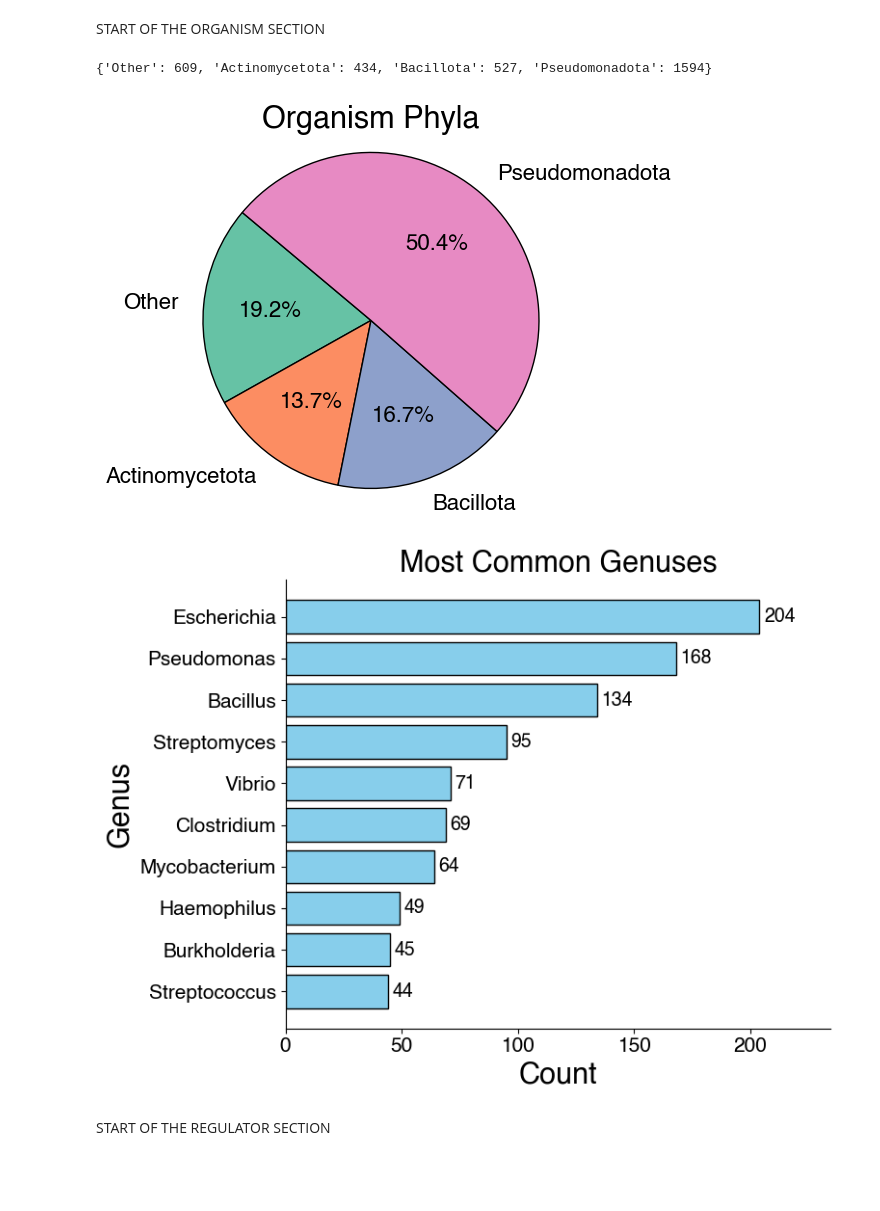
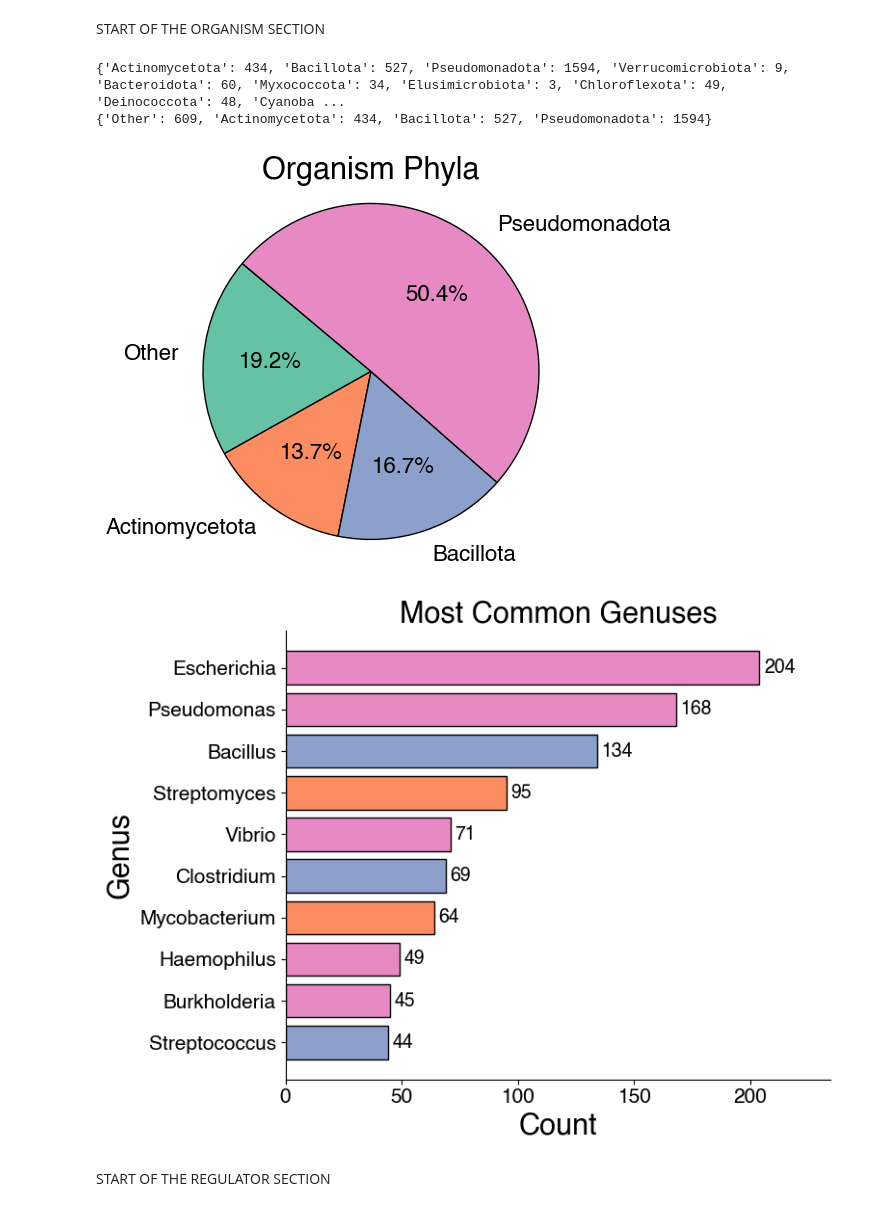
Before and after one commit to groov-bio/ligify-ui, a Jupyter notebook: scripts/analyze_DB.ipynb, the cells around one changed output. Cells and saved outputs as stored; diff of their text form; code cells hidden in the pictures; blank space fills up the shorter version.

```diff
--- a/scripts/analyze_DB.ipynb
+++ b/scripts/analyze_DB.ipynb
@@ -48,6 +48,8 @@ for i in data:
         phyla_dict[phyla] += 1
     else:
         phyla_dict[phyla] = 1
+
+print(phyla_dict)
 
 # group all minor phyla into an "other" category
 phyla_dict2 = {"Other": 0}
@@ -99,6 +101,7 @@ plt.savefig("../public/Content_Stats/Organism_Phyla.png", format="png", dpi=500)
 
 plt.show()
 # %% [output]
+{'Actinomycetota': 434, 'Bacillota': 527, 'Pseudomonadota': 1594, 'Verrucomicrobiota': 9, 'Bacteroidota': 60, 'Myxococcota': 34, 'Elusimicrobiota': 3, 'Chloroflexota': 49, 'Deinococcota': 48, 'Cyanoba ...
 {'Other': 609, 'Actinomycetota': 434, 'Bacillota': 527, 'Pseudomonadota': 1594}
 [figure]
 # %%
@@ -124,49 +127,74 @@ genus_dict10 = dict(genus_dict[0:10])
 names = list(genus_dict10.keys())
 values = list(genus_dict10.values())
 
+# Colors:
+colors = []
+Other = (0.4, 0.7607843137254902, 0.6470588235294118)
+Actinomycetota = (0.9882352941176471, 0.5529411764705883, 0.3843137254901961)
+Bacillota = (0.5529411764705883, 0.6274509803921569, 0.796078431372549)
+Pseudomonadota = (0.9058823529411765, 0.5411764705882353, 0.7647058823529411)
+
+sss = ['Escherichia', 'Pseudomonas', 'Bacillus', 'Streptomyces', 'Vibrio', 'Clostridium', 'Mycobacterium', 'Haemophilus', 'Burkholderia', 'Streptococcus']
+for i in names:
+    # Other
+    if i in []:
+        colors.append(Other)
+    # Actinomycetota
+    elif i in ['Streptomyces', 'Mycobacterium', ]:
+        colors.append(Actinomycetota)
+    # Bacillota
+    elif i in ['Bacillus', 'Clostridium', 'Streptococcus']:
+        colors.append(Bacillota)
+    # Pseudomonadota
+    elif i in ['Escherichia', 'Pseudomonas', 'Vibrio', 'Haemophilus', 'Burkholderia']:
+        colors.append(Pseudomonadota)
+
 # Modern font settings
 plt.rcParams.update({
     "font.family": "Helvetica",  # swap with "Helvetica" if available
     # "font.size": 13
 })
 
+
+
+
 # Plot
 plt.figure(figsize=(8,6))
-bars = plt.barh(names, values, color="skyblue", edgecolor="black")  # add black outline
+bars = plt.barh(names, values, color=colors, edgecolor="black")  # add black outline
 
 plt.xlabel("Count", fontsize=22, fontweight="bold")
 plt.ylabel("Genus", fontsize=22, fontweight="bold")
 plt.title("Most Common Genuses", fontsize=22, fontweight="bold")
 
 # Increase tick label size
 plt.xticks(fontsize=15)
 plt.yticks(fontsize=15)
 
 # Add value labels at the end of each bar
 for bar in bars:
     width = bar.get_width()
     plt.text(width + 2,              # shift a little right of the bar
              bar.get_y() + bar.get_height()/2,
              str(width),
              va="center", ha="left", fontsize=14, weight="bold")
 
 # Remove top and right spines
 ax = plt.gca()
 ax.spines["top"].set_visible(False)
 ax.spines["right"].set_visible(False)
 
 plt.gca().invert_yaxis()  # largest on top
 plt.tight_layout()
 
 ax = plt.gca()
 ax.margins(x=0.15)  # 15% extra room on the x-axis
 
 # Save as PNG directly into the public folder
 plt.savefig("../public/Content_Stats/Common_Genuses.png", format="png", dpi=500)
 
 plt.show()
 # %% [output]
-[figure, old version]
+[figure, new version]
 # %% [markdown]
 START OF THE REGULATOR SECTION
 # %%
```
Also changed, not shown: parts of 11 cells of this notebook, 9 other files.
